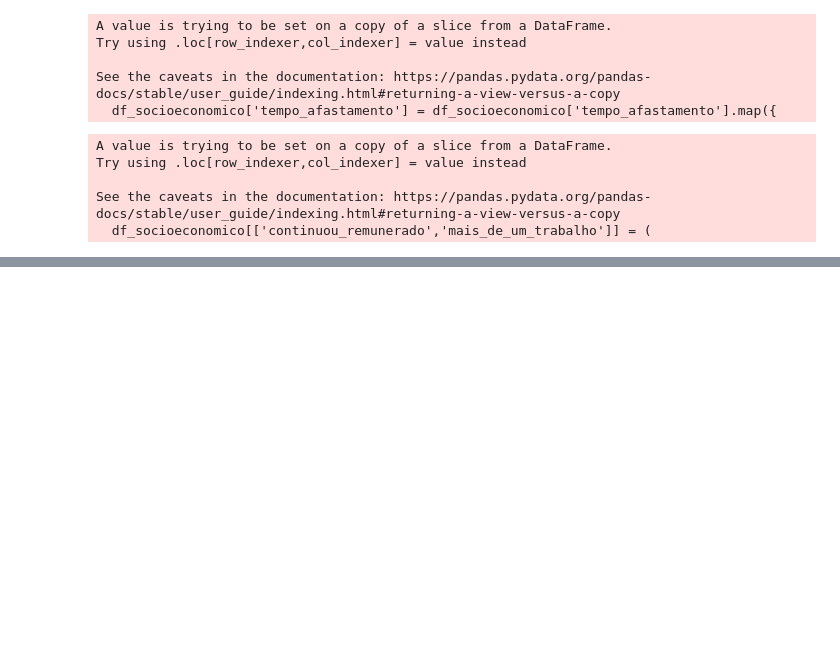
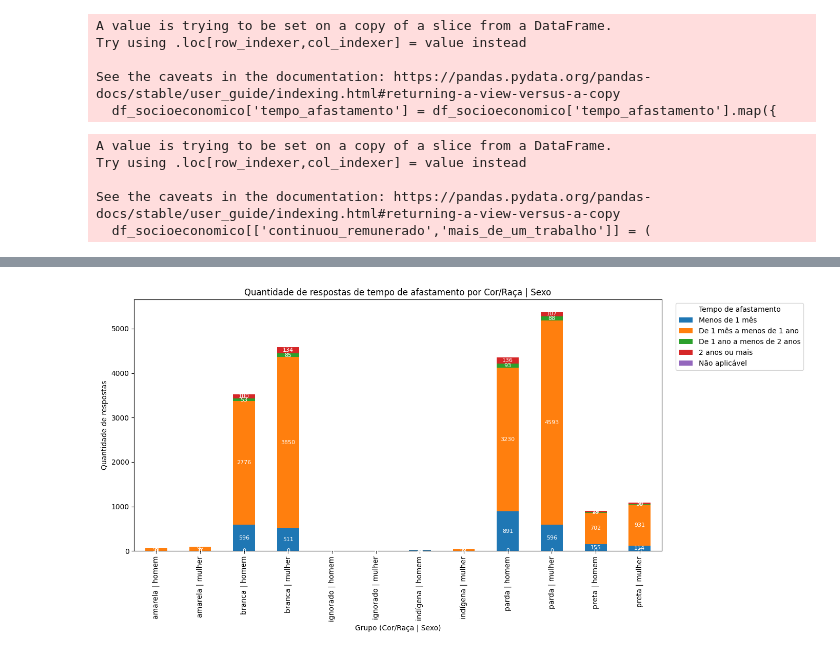
Before and after one commit to jaqueantunes/covid_pos, a Jupyter notebook: pos_T3.ipynb, the cells around one changed output, grey strips where cells are left out. Drawn from its saved outputs; the diff is of its cells as text; code cells hidden in the pictures; blank space fills up the shorter version.

```diff
--- a/pos_T3.ipynb
+++ b/pos_T3.ipynb
@@ -1226,0 +1223,38 @@ IndexError: index 0 is out of bounds for axis 0 with size 0
+# %%
+# 5) ----- TEMPO DE AFASTAMENTO: contagem por grupo (sem alterar valores) -----
+
+ordem_categorias = [
+    "Menos de 1 mês",
+    "De 1 mês a menos de 1 ano",
+    "De 1 ano a menos de 2 anos",
+    "2 anos ou mais",
+    "Não aplicável",
+]
+
+df_afast['tempo_afastamento'] = (
+    df_afast['tempo_afastamento']
+    .astype('string')
+    .str.strip()
+    .astype(pd.CategoricalDtype(categories=ordem_categorias, ordered=True))
+)
+
+tbl_tempo = pd.crosstab(
+    index=df_afast['grupo'],
+    columns=df_afast['tempo_afastamento']
+).reindex(columns=ordem_categorias, fill_value=0)
+
+# Gráfico de barras empilhadas (quantidade de respostas)
+ax = tbl_tempo.plot(kind='bar', stacked=True, figsize=(14, 7))
+ax.set_title("Quantidade de respostas de tempo de afastamento por Cor/Raça | Sexo")
+ax.set_xlabel("Grupo (Cor/Raça | Sexo)")
+ax.set_ylabel("Quantidade de respostas")
+ax.legend(title="Tempo de afastamento", bbox_to_anchor=(1.02, 1), loc='upper left')
+
+# Adicionar rótulos de dados em cada segmento da barra
+for container in ax.containers:
+    ax.bar_label(container, label_type='center', fontsize=8, color='white')
+
+plt.tight_layout()
+plt.show()
+# %% [output]
+[figure, added]
```
Also changed, not shown: parts of 22 cells of this notebook.
